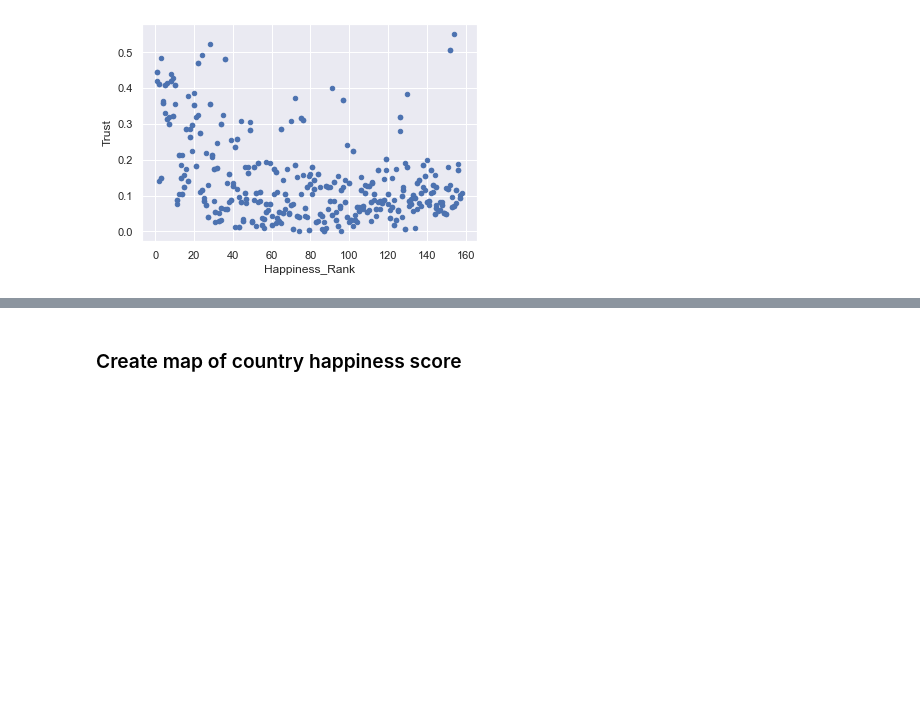
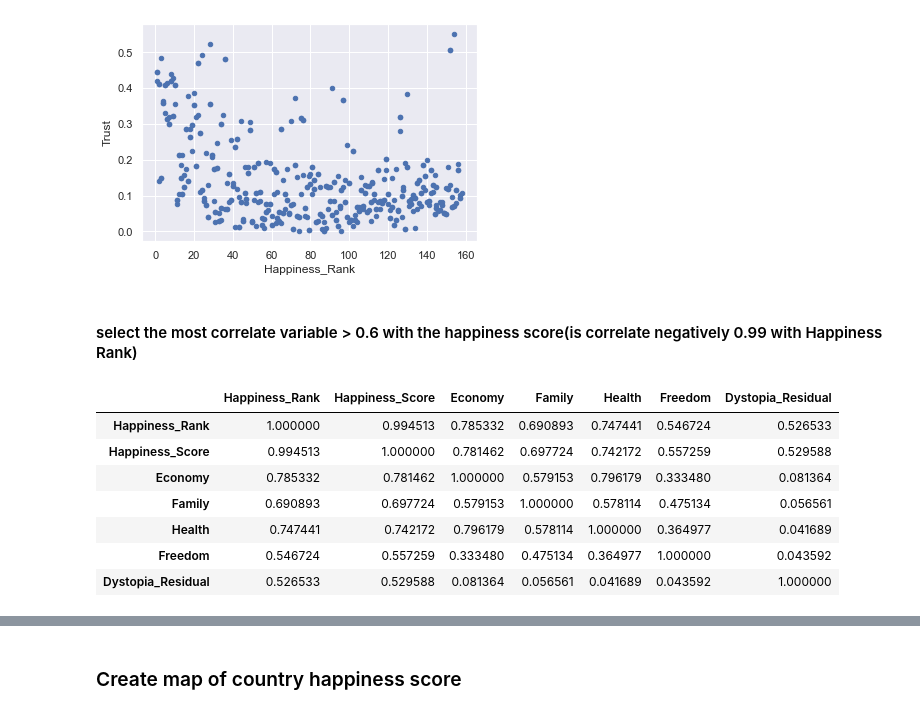
Before and after one commit to aalouane/DataScience-Projects, a Jupyter notebook: hapinness score/hapiness_score.ipynb, the cells around one changed output, grey strips where cells are left out. Saved outputs shown, nothing was run; the diff lists cells and outputs as text; code cells hidden in the pictures; blank space fills up the shorter version.

```diff
--- a/hapinness score/hapiness_score.ipynb
+++ b/hapinness score/hapiness_score.ipynb
@@ -259,3 +263,17 @@ happiness.plot(x='Happiness_Rank', y='Trust', kind='scatter')
 *c* argument looks like a single numeric RGB or RGBA sequence, which should be avoided as value-mapping will have precedence in case its length matches with *x* & *y*.  Please use the *color* keyword- ...
 <AxesSubplot:xlabel='Happiness_Rank', ylabel='Trust'>
 [figure]
+# %% [markdown]
+#### select the most correlate variable > 0.6 with the happiness score(is correlate negatively 0.99 with Happiness Rank)
+# %%
+temp = min_happiness.corr().abs()
+temp
+# %% [output]
+|  | Happiness_Rank | Happiness_Score | Economy | Family | Health | Freedom | Dystopia_Residual |
+| Happiness_Rank | 1.000000 | 0.994513 | 0.785332 | 0.690893 | 0.747441 | 0.546724 | 0.526533 |
+| Happiness_Score | 0.994513 | 1.000000 | 0.781462 | 0.697724 | 0.742172 | 0.557259 | 0.529588 |
+| Economy | 0.785332 | 0.781462 | 1.000000 | 0.579153 | 0.796179 | 0.333480 | 0.081364 |
+| Family | 0.690893 | 0.697724 | 0.579153 | 1.000000 | 0.578114 | 0.475134 | 0.056561 |
+| Health | 0.747441 | 0.742172 | 0.796179 | 0.578114 | 1.000000 | 0.364977 | 0.041689 |
+| Freedom | 0.546724 | 0.557259 | 0.333480 | 0.475134 | 0.364977 | 1.000000 | 0.043592 |
+| Dystopia_Residual | 0.526533 | 0.529588 | 0.081364 | 0.056561 | 0.041689 | 0.043592 | 1.000000 |
```
Also changed, not shown: parts of 6 cells of this notebook.
